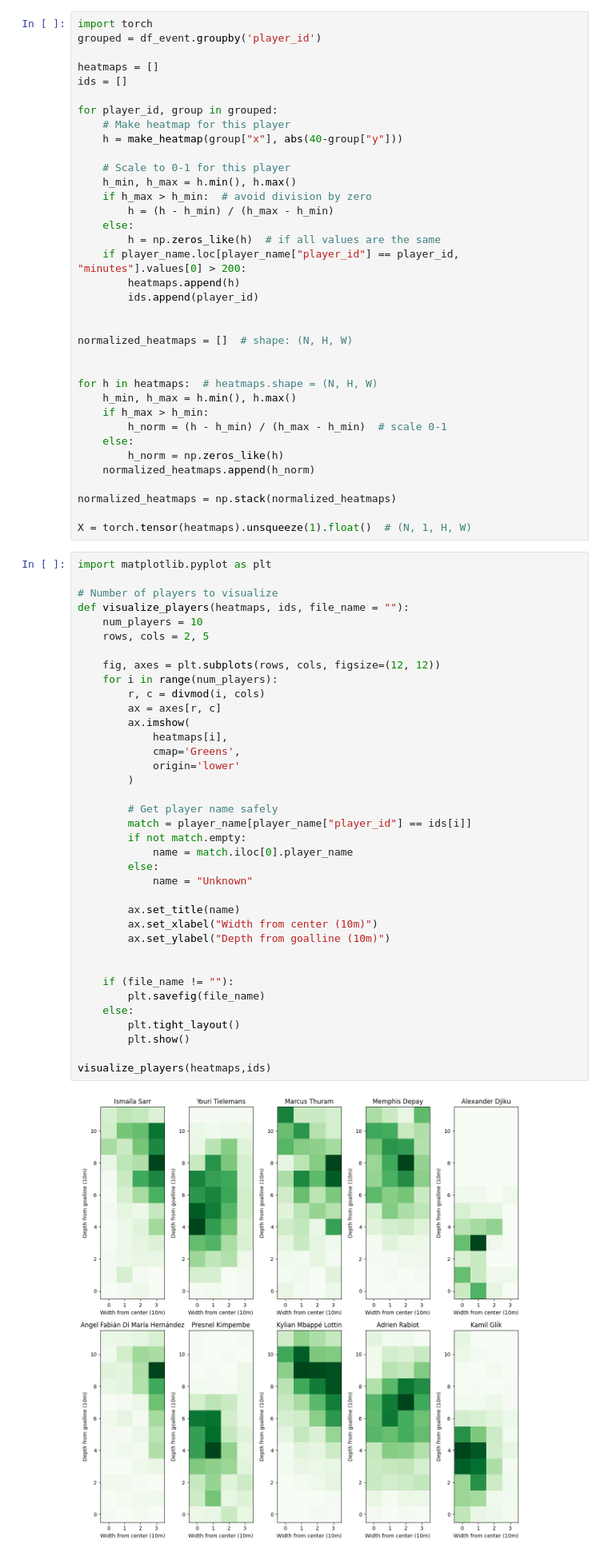
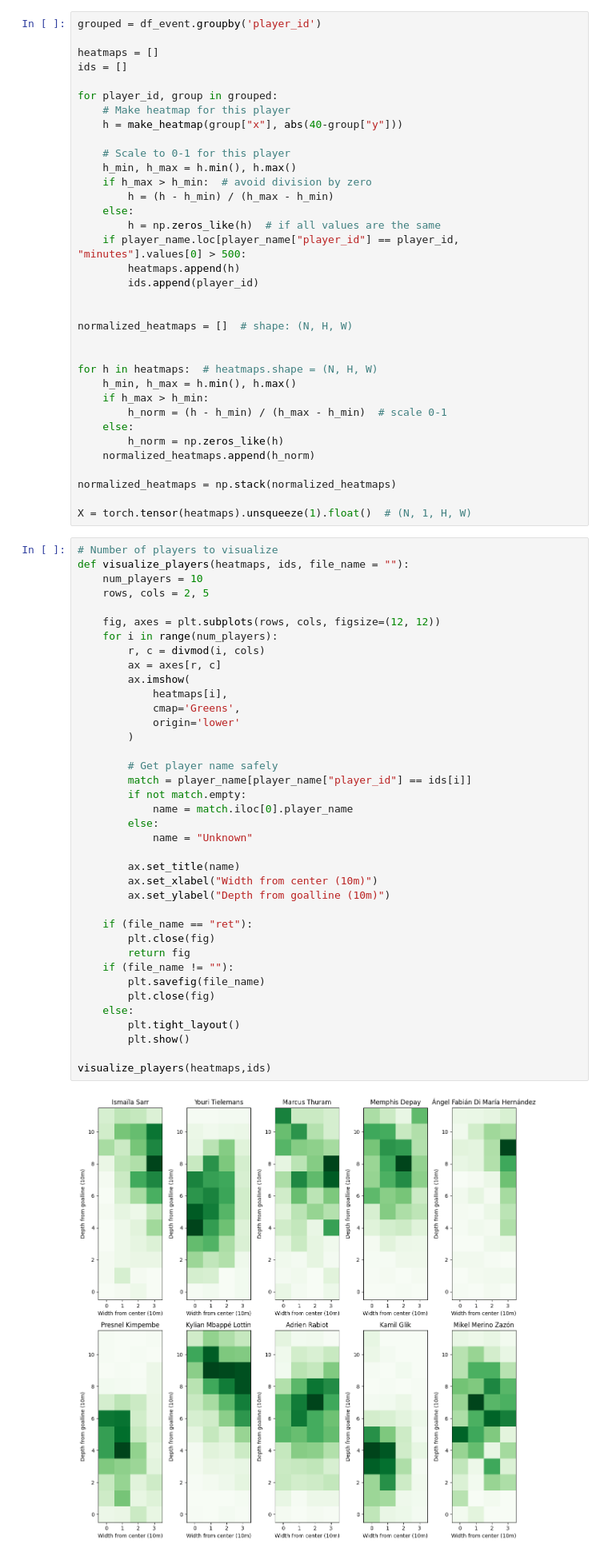
Before and after one commit to J0NAS12/Football-Scouting-with-Event-Data, a Jupyter notebook: backend/clustering_positions.ipynb, the cells around one changed output. Shown: that part at 80% size. Drawn from its saved outputs; the diff is of its cells as text.

```diff
--- a/backend/clustering_positions.ipynb
+++ b/backend/clustering_positions.ipynb
@@ -153,7 +159,6 @@ def make_heatmap(x, y, bins=(12,4), xrange=(0, 120), yrange=(0, 40)):
 # %%
 player_name = pd.read_excel('../../excel/player_features.xlsx').loc[:,["player_id", "player_name", "minutes"]]
 # %%
-import torch
 grouped = df_event.groupby('player_id')
 
 heatmaps = []
@@ -169,7 +174,7 @@ for player_id, group in grouped:
         h = (h - h_min) / (h_max - h_min)
     else:
         h = np.zeros_like(h)  # if all values are the same
-    if player_name.loc[player_name["player_id"] == player_id, "minutes"].values[0] > 200:
+    if player_name.loc[player_name["player_id"] == player_id, "minutes"].values[0] > 500:
         heatmaps.append(h)
         ids.append(player_id)
 
@@ -189,8 +194,6 @@ normalized_heatmaps = np.stack(normalized_heatmaps)
 
 X = torch.tensor(heatmaps).unsqueeze(1).float()  # (N, 1, H, W)
 # %%
-import matplotlib.pyplot as plt
-
 # Number of players to visualize
 def visualize_players(heatmaps, ids, file_name = ""):
     num_players = 10
@@ -198,33 +201,36 @@ def visualize_players(heatmaps, ids, file_name = ""):
 
     fig, axes = plt.subplots(rows, cols, figsize=(12, 12))
     for i in range(num_players):
         r, c = divmod(i, cols)
         ax = axes[r, c]
         ax.imshow(
             heatmaps[i],
             cmap='Greens',
             origin='lower'
         )
 
         # Get player name safely
         match = player_name[player_name["player_id"] == ids[i]]
         if not match.empty:
             name = match.iloc[0].player_name
         else:
             name = "Unknown"
 
         ax.set_title(name)
         ax.set_xlabel("Width from center (10m)")
         ax.set_ylabel("Depth from goalline (10m)")
 
-
+    if (file_name == "ret"):
+        plt.close(fig)
+        return fig
     if (file_name != ""):
         plt.savefig(file_name)
+        plt.close(fig)
     else:
         plt.tight_layout()
         plt.show()
 
 visualize_players(heatmaps,ids)
 # %% [output]
-[figure, old version]
+[figure, new version]
 # %%
```
Also changed, not shown: parts of 49 cells of this notebook, 12 other files.
